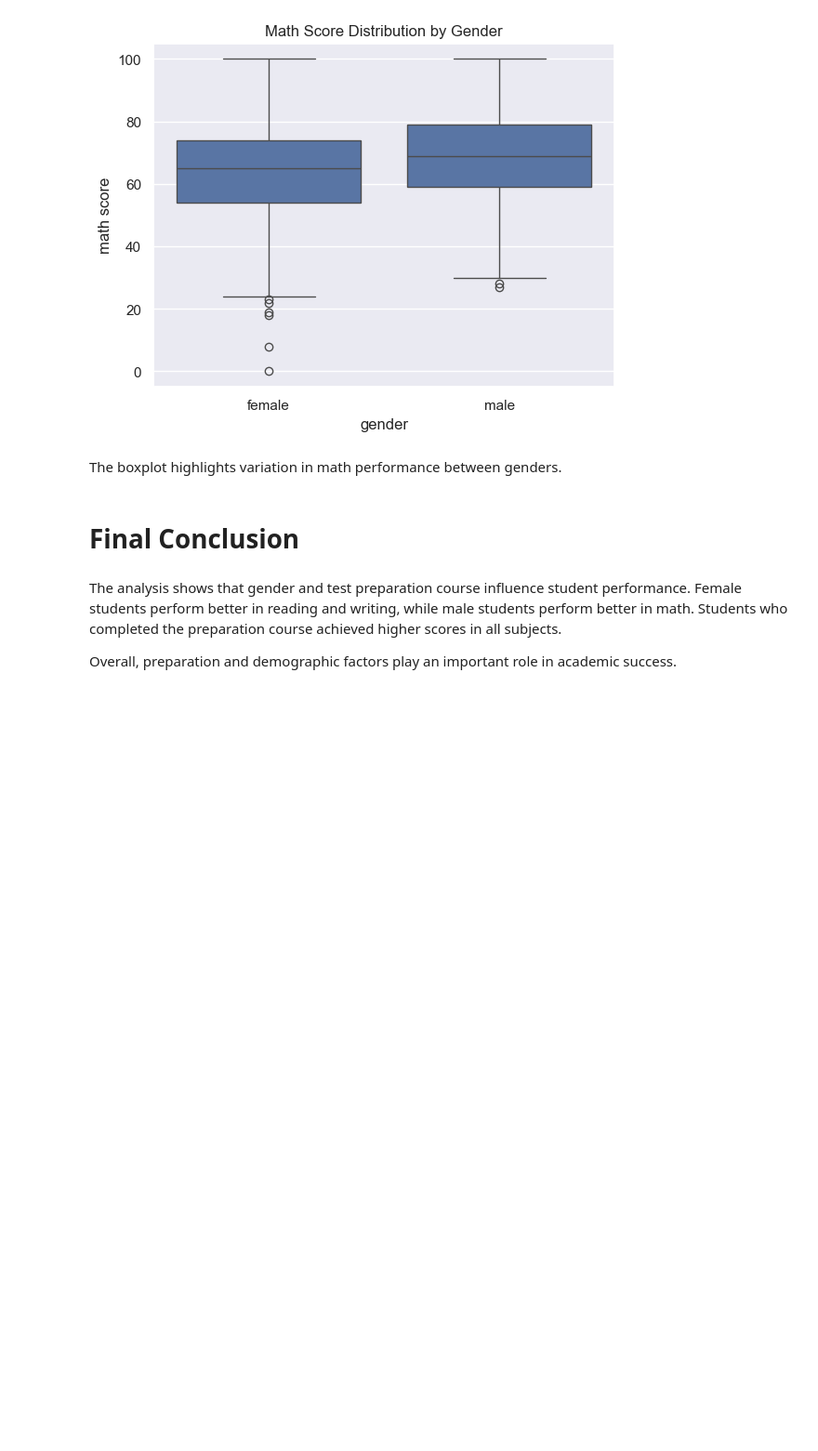
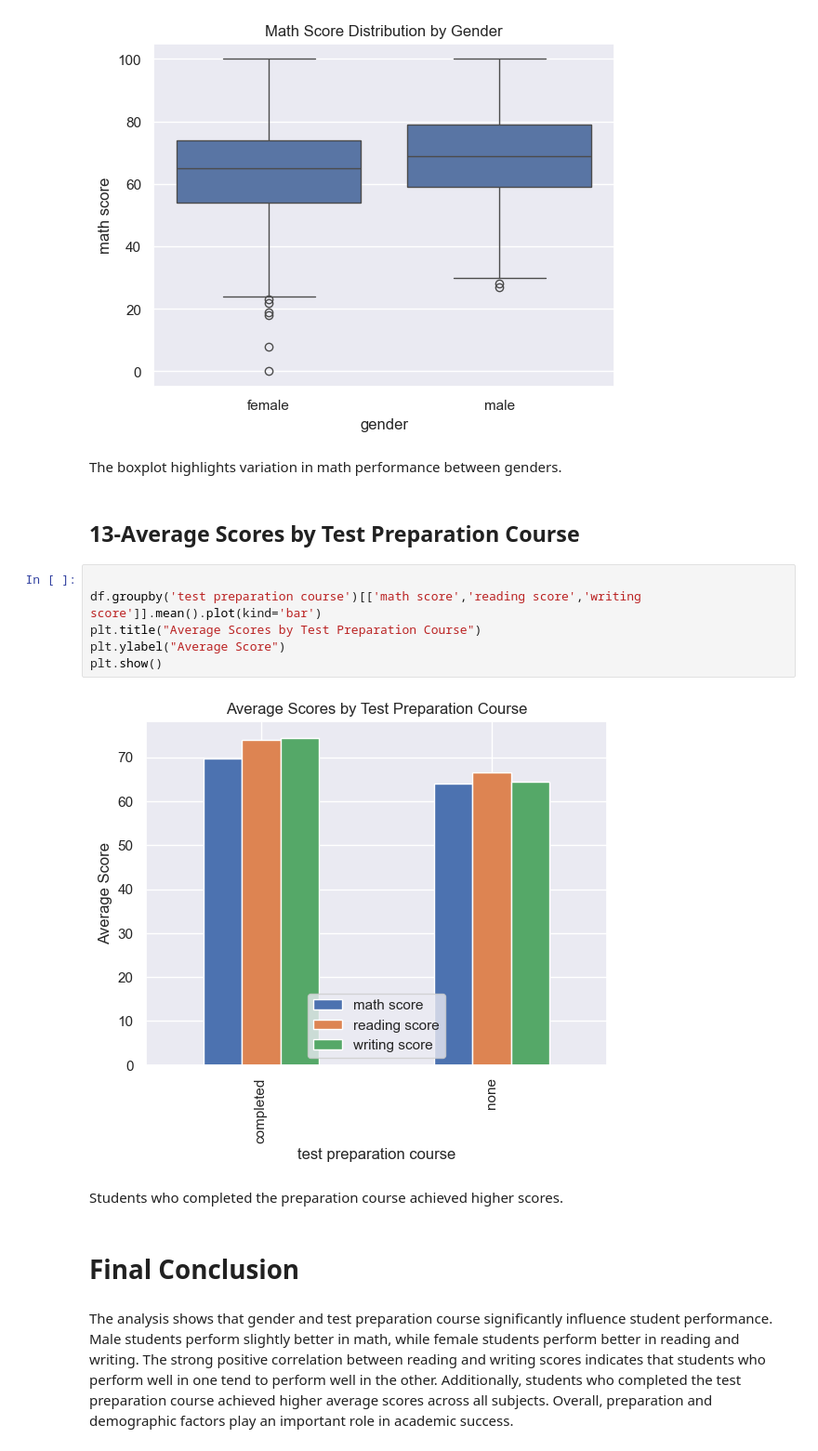
Before and after one commit to danahalghamdi80-ctrl/f, a Jupyter notebook: 3- EDA.ipynb, the cells around one changed output. Shown at 93% size. Saved outputs shown, nothing was run; the diff lists cells and outputs as text; blank space fills up the shorter version.

```diff
--- a/3- EDA.ipynb
+++ b/3- EDA.ipynb
@@ -160,12 +160,20 @@ plt.show()
 [figure]
 # %% [markdown]
 The boxplot highlights variation in math performance between genders.
+# %% [markdown]
+## 13-Average Scores by Test Preparation Course
+# %%
+
+df.groupby('test preparation course')[['math score','reading score','writing score']].mean().plot(kind='bar')
+plt.title("Average Scores by Test Preparation Course")
+plt.ylabel("Average Score")
+plt.show()
+# %% [output]
+[figure, added]
+# %% [markdown]
+Students who completed the preparation course achieved higher scores.
 # %% [markdown]
 # Final Conclusion
 # %% [markdown]
 
-The analysis shows that gender and test preparation course influence student performance.
-Female students perform better in reading and writing, while male students perform better in math.
-Students who completed the preparation course achieved higher scores in all subjects.
-
-Overall, preparation and demographic factors play an important role in academic success.
+The analysis shows that gender and test preparation course significantly influence student performance. Male students perform slightly better in math, while female students perform better in reading and writing. The strong positive correlation between reading and writing scores indicates that students who perform well in one tend to perform well in the other. Additionally, students who completed the test preparation course achieved higher average scores across all subjects. Overall, preparation and demographic factors play an important role in academic success.
```
